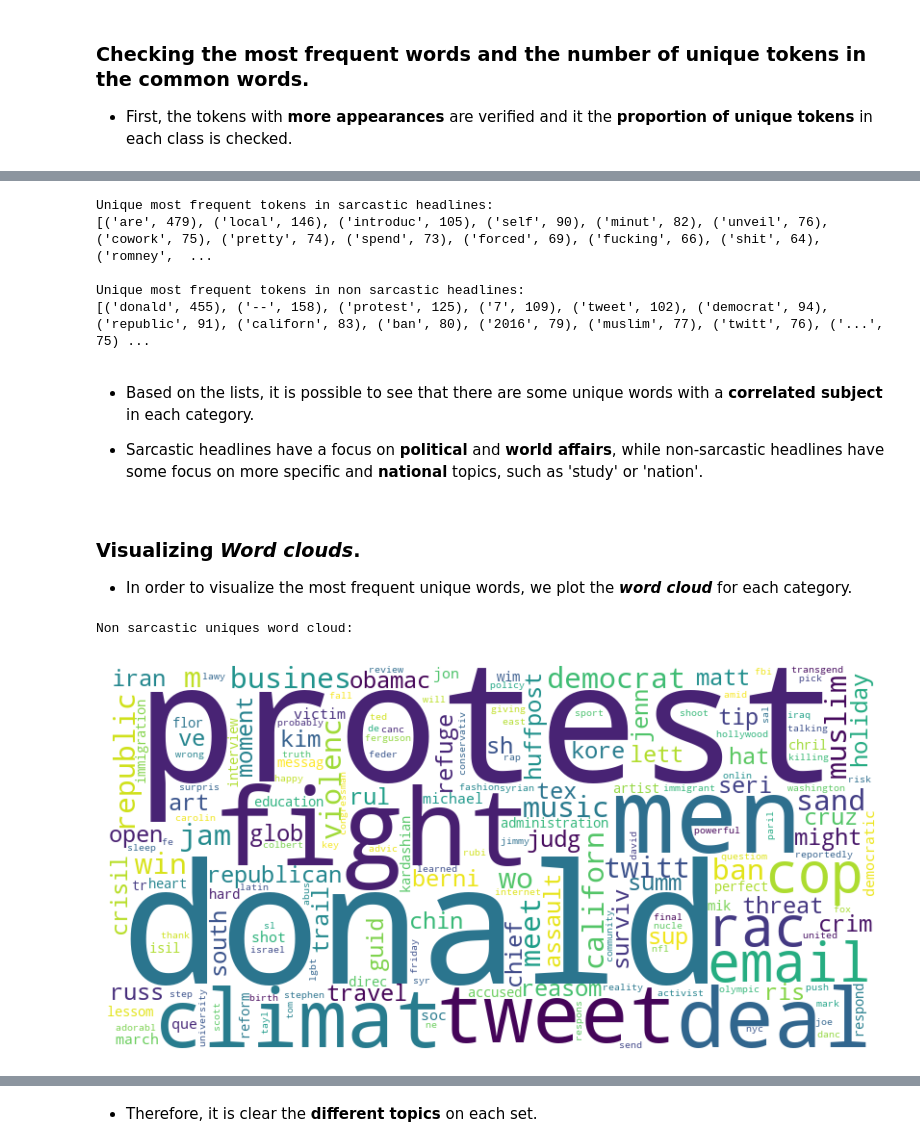
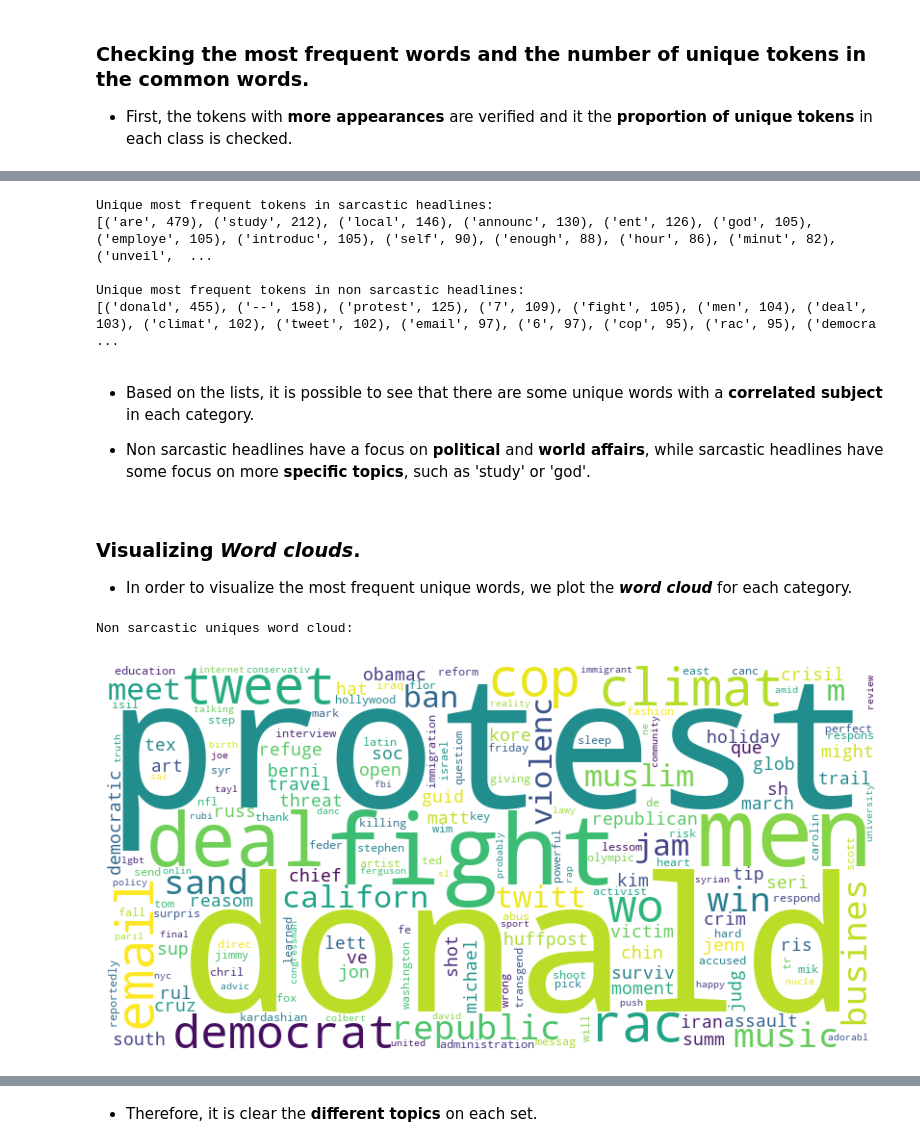
Before and after one commit to vtpaiva/sarcastic-headlines-detection, a Jupyter notebook: analysis.ipynb, the cells around one changed output, grey strips where cells are left out. Drawn from its saved outputs; the diff is of its cells as text; code cells hidden in the pictures.

```diff
--- a/analysis.ipynb
+++ b/analysis.ipynb
@@ -205,8 +205,5 @@ dtype: float64
 words_non_sarcastic = [word for tokens in sarcasm_df[sarcasm_df['is_sarcastic'] == 0]['tokens'] for word in tokens if word not in string.punctuation]
 words_sarcastic = [word for tokens in sarcasm_df[sarcasm_df['is_sarcastic'] == 1]['tokens'] for word in tokens if word not in string.punctuation]
 
-most_common_non_sarcastic = FreqDist(words_non_sarcastic).most_common(20)
-most_common_sarcastic = FreqDist(words_sarcastic).most_common(20)
-
-print(f"""Most frequent tokens in sarcastic headlines:\n{most_common_sarcastic}
-\nMost frequent tokens in non sarcastic headlines:\n{most_common_non_sarcastic}""")
+most_common_non_sarcastic = FreqDist(words_non_sarcastic).most_common(500)
+most_common_sarcastic = FreqDist(words_sarcastic).most_common(500)
@@ -221,21 +212,21 @@ unique_sarcastic = [(word, count) for word, count in most_common_sarcastic if wo
 
 unique_non_sarcastic = [(word, count) for word, count in most_common_non_sarcastic if word not in [word for word, count in most_common_sarcastic]]
 
-print(f"""Unique most frequent tokens in sarcastic headlines:\n{unique_sarcastic}
-\nUnique most frequent tokens in non sarcastic headlines:\n{unique_non_sarcastic}\n""")
+print(f"""Unique most frequent tokens in sarcastic headlines:\n{unique_sarcastic[:20]}
+\nUnique most frequent tokens in non sarcastic headlines:\n{unique_non_sarcastic[:20]}\n""")
 # %% [output]
 Unique most frequent tokens in sarcastic headlines:
-[('are', 479), ('local', 146), ('introduc', 105), ('self', 90), ('minut', 82), ('unveil', 76), ('cowork', 75), ('pretty', 74), ('spend', 73), ('forced', 69), ('fucking', 66), ('shit', 64), ('romney',  ...
+[('are', 479), ('study', 212), ('local', 146), ('announc', 130), ('ent', 126), ('god', 105), ('employe', 105), ('introduc', 105), ('self', 90), ('enough', 88), ('hour', 86), ('minut', 82), ('unveil',  ...
 
 Unique most frequent tokens in non sarcastic headlines:
-[('donald', 455), ('--', 158), ('protest', 125), ('7', 109), ('tweet', 102), ('democrat', 94), ('republic', 91), ('californ', 83), ('ban', 80), ('2016', 79), ('muslim', 77), ('twitt', 76), ('...', 75) ...
+[('donald', 455), ('--', 158), ('protest', 125), ('7', 109), ('fight', 105), ('men', 104), ('deal', 103), ('climat', 102), ('tweet', 102), ('email', 97), ('6', 97), ('cop', 95), ('rac', 95), ('democra ...
 # %% [markdown]
 * Based on the lists, it is possible to see that there are some unique words with a **correlated subject** in each category.
 
-* Sarcastic headlines have a focus on **political** and **world affairs**, while non-sarcastic headlines have some focus on more specific and **national** topics, such as 'study' or 'nation'.
+* Non sarcastic headlines have a focus on **political** and **world affairs**, while sarcastic headlines have some focus on more **specific topics**, such as 'study' or 'god'.
 # %%
 def word_cloud(vec):
-    all_words = ' '.join([' '.join(words) for words in vec])
+    all_words = ' '.join(vec)
 
     wordcloud = WordCloud(width=800, height=400, background_color='white').generate(all_words)
 
@@ -251,10 +242,10 @@ def word_cloud(vec):
 # %%
 print('Non sarcastic uniques word cloud:')
 
-word_cloud(unique_non_sarcastic)
+word_cloud([word for word, count in unique_non_sarcastic])
 # %% [output]
 Non sarcastic uniques word cloud:
-[figure, old version]
+[figure, new version]
 # %%
 print('Sarcastic uniques word cloud:')
 
```
Also changed, not shown: parts of 3 cells of this notebook.
